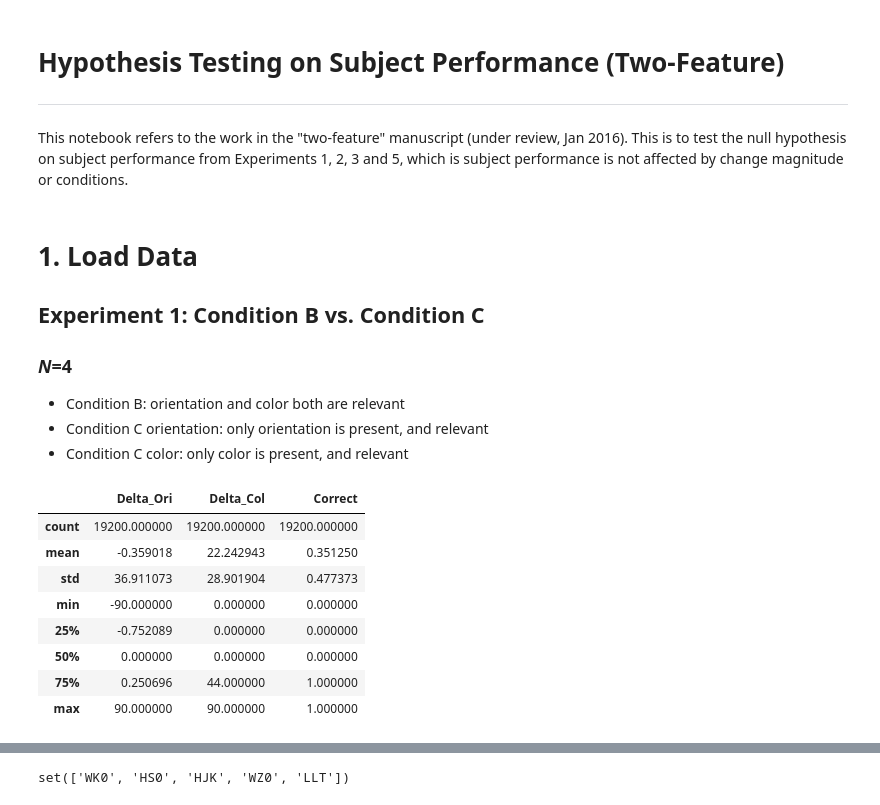
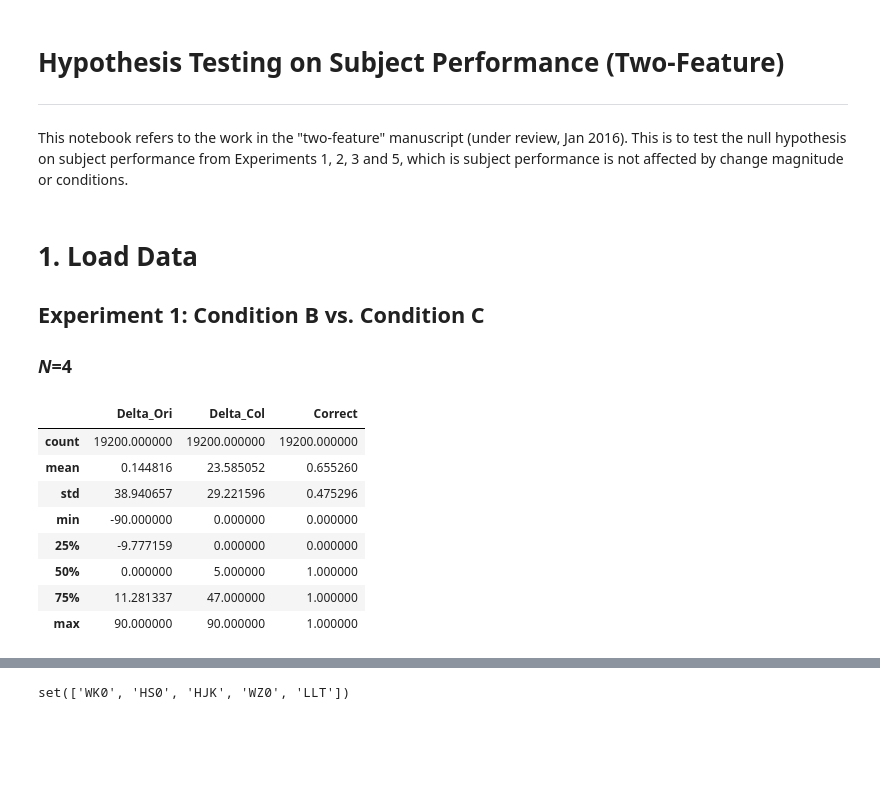
Before and after one commit to hongsups/vstm_vp, a Jupyter notebook: two_feature_performance_test.ipynb, the cells around one changed output, grey strips where cells are left out. Cells and saved outputs as stored; diff of their text form; code cells hidden in the pictures; blank space fills up the shorter version.

```diff
--- a/two_feature_performance_test.ipynb
+++ b/two_feature_performance_test.ipynb
@@ -18,9 +37,6 @@ import matplotlib.pyplot as plt
 # 1. Load Data
 ## Experiment 1: Condition B vs. Condition C
 ### _N_=4
-- Condition B: orientation and color both are relevant
-- Condition C orientation: only orientation is present, and relevant
-- Condition C color: only color is present, and relevant
 # %%
 # set file path
 pathname = 'two_feature_data/Exp1_4/'
@@ -57,19 +73,24 @@ def concat_matfiles(exp_code,exp_ids,pathname,subject_names,exp_num=0):
             temp2 = pd.concat([temp2,temp1],ignore_index=True) # Concatenate
 
             # Create a column to assign experiment index
-            if exp_id == 3:
-                feat_name = 'Ori'
+            if exp_id == 1:
+                feat_name = 'OriA'
+            elif exp_id == 2:
+                feat_name = 'ColA'
+            elif exp_id == 3:
+                feat_name = 'OriC'
             elif exp_id == 4:
-                feat_name = 'Col'
+                feat_name = 'ColC'
             elif exp_id == 5:
-                feat_name = 'Ori_all'
+                feat_name = 'OriD2'
             elif exp_id == 6:
-                feat_name = 'Col_all'
+                feat_name = 'ColD2'
             elif exp_code == 6 and exp_id == 1:
-                feat_name = 'Ori_one'
+                feat_name = 'OriD1'
             elif exp_code == 6 and exp_id == 2:
-                feat_name = 'Col_one'
-
+                feat_name = 'ColD1'
+            else:
+                feat_name = 'B'
             temp2['Feature'] = DataFrame([feat_name]*len(temp2))
 
         # Concatenate all subject data to create a single DataFrame
@@ -88,15 +109,15 @@ def remap_colors(old_delta):
     new_delta = new_delta/2.0
     return new_delta
 # %%
-df1.Delta_Col = df1.Delta_Col.apply((lambda x: remap_colors(x)))
+df1.Delta_Col = df1.Delta_Col.apply(lambda x: remap_colors(x))
 df1.describe()
 # %% [output]
 |  | Delta_Ori | Delta_Col | Correct |
 | count | 19200.000000 | 19200.000000 | 19200.000000 |
-| mean | -0.359018 | 22.242943 | 0.351250 |
-| std | 36.911073 | 28.901904 | 0.477373 |
+| mean | 0.144816 | 23.585052 | 0.655260 |
+| std | 38.940657 | 29.221596 | 0.475296 |
 | min | -90.000000 | 0.000000 | 0.000000 |
-| 25% | -0.752089 | 0.000000 | 0.000000 |
-| 50% | 0.000000 | 0.000000 | 0.000000 |
-| 75% | 0.250696 | 44.000000 | 1.000000 |
+| 25% | -9.777159 | 0.000000 | 0.000000 |
+| 50% | 0.000000 | 5.000000 | 1.000000 |
+| 75% | 11.281337 | 47.000000 | 1.000000 |
 | max | 90.000000 | 90.000000 | 1.000000 |
```
Also changed, not shown: parts of 56 cells of this notebook.
